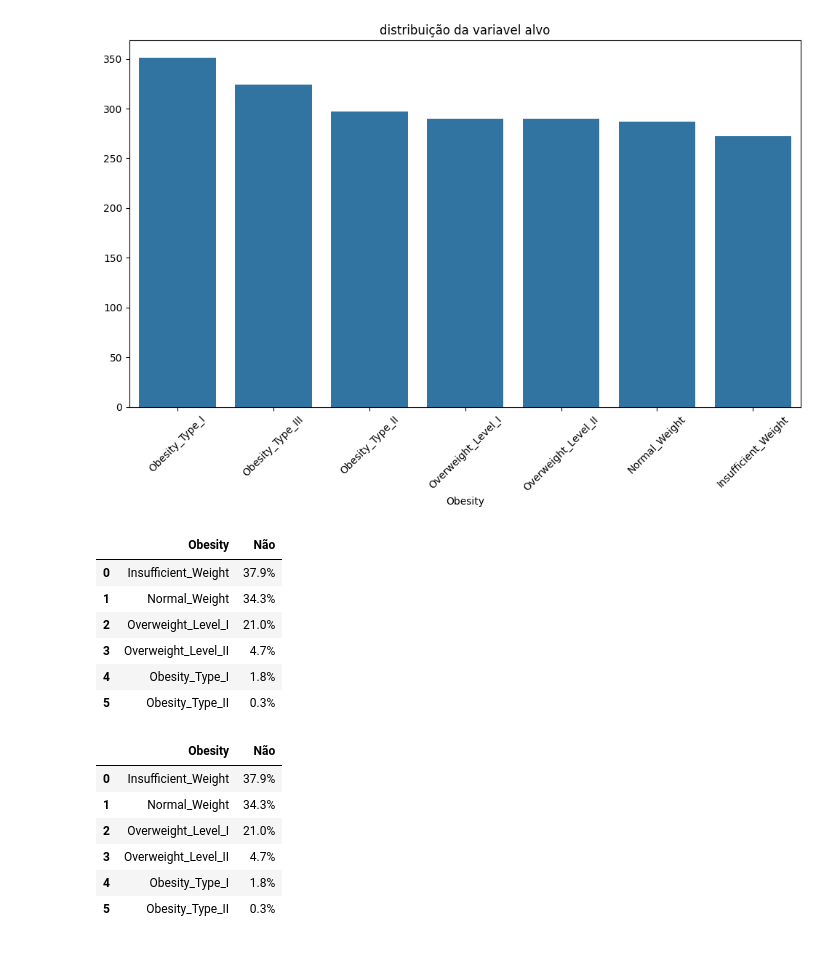
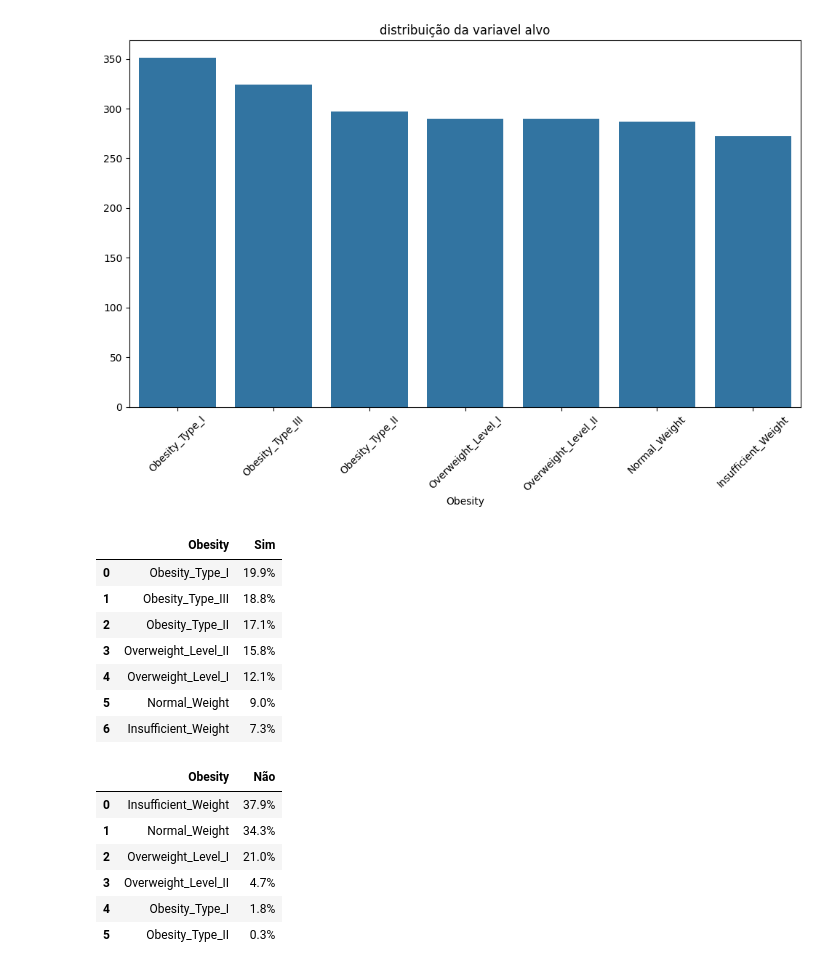
Before and after one commit to Gpiratelo25/TC4-obesity-model, a Jupyter notebook: TratamentoDados-Obesity.ipynb, the cells around one changed output. Drawn from its saved outputs; the diff is of its cells as text; code cells hidden in the pictures.

```diff
--- a/TratamentoDados-Obesity.ipynb
+++ b/TratamentoDados-Obesity.ipynb
@@ -72,21 +73,22 @@ x=df['Obesity'].value_counts(normalize=True)*100
 variaveis_categoricas=df.select_dtypes(['object']).columns
 # %%
 #Agrupamento de family history por obesity
-df_family_history=df.loc[df['family_history']=='no']
+df_family_history=df.loc[df['family_history']=='yes']
 
-df_agruped=df_family_history['Obesity'].value_counts(normalize=True).reset_index(name='Não')
-df_agruped['Não']=df_agruped['Não'].astype('float')
-df_agruped.sort_values(by='Não',ascending=False,inplace=True)
-df_agruped['Não']=df_agruped['Não'].map(lambda x : f'{x:.1%}')
+df_agruped=df_family_history['Obesity'].value_counts(normalize=True).reset_index(name='Sim')
+df_agruped['Sim']=df_agruped['Sim'].astype('float')
+df_agruped.sort_values(by='Sim',ascending=False,inplace=True)
+df_agruped['Sim']=df_agruped['Sim'].map(lambda x : f'{x:.1%}')
 df_agruped
 # %% [output]
-|  | Obesity | Não |
-| 0 | Insufficient_Weight | 37.9% |
-| 1 | Normal_Weight | 34.3% |
-| 2 | Overweight_Level_I | 21.0% |
-| 3 | Overweight_Level_II | 4.7% |
-| 4 | Obesity_Type_I | 1.8% |
-| 5 | Obesity_Type_II | 0.3% |
+|  | Obesity | Sim |
+| 0 | Obesity_Type_I | 19.9% |
+| 1 | Obesity_Type_III | 18.8% |
+| 2 | Obesity_Type_II | 17.1% |
+| 3 | Overweight_Level_II | 15.8% |
+| 4 | Overweight_Level_I | 12.1% |
+| 5 | Normal_Weight | 9.0% |
+| 6 | Insufficient_Weight | 7.3% |
 # %%
 #Agrupamento de family history por obesity
 df_family_history=df.loc[df['family_history']=='no']
```
Also changed, not shown: parts of 7 cells of this notebook.
